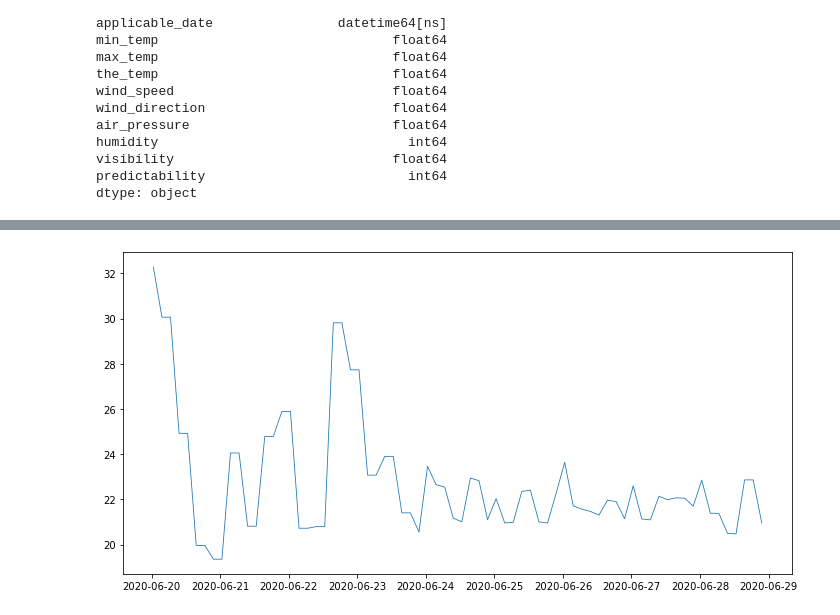
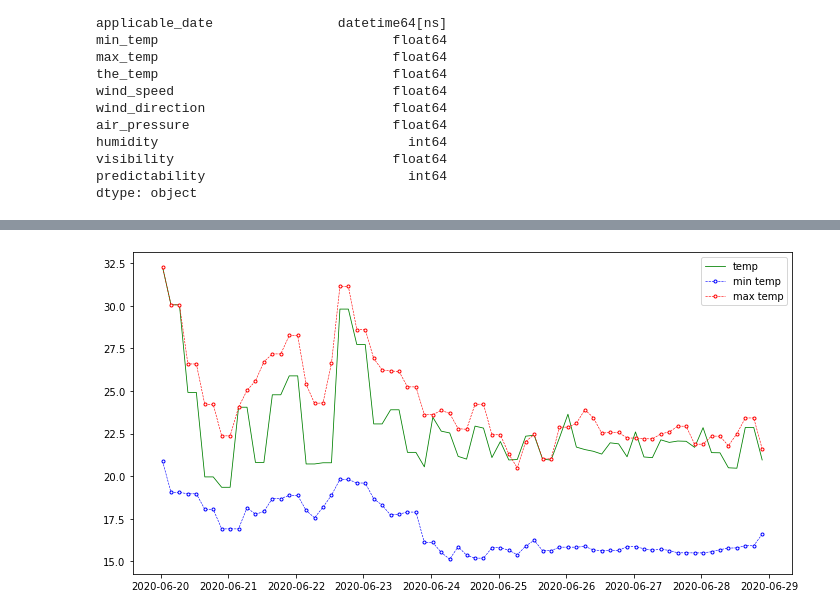
Before and after one commit to Pro100v/SkillBox-DataScience, a Jupyter notebook: JSON/18_json_hw.ipynb, the cells around one changed output, grey strips where cells are left out. Cells and saved outputs as stored; diff of their text form; code cells hidden in the pictures.

```diff
--- a/JSON/18_json_hw.ipynb
+++ b/JSON/18_json_hw.ipynb
@@ -80,7 +100,10 @@ df.head()
 # %%
 fig = plt.figure(figsize=(10,5))
-plt.plot(df.created, df.the_temp, linewidth=.8)
+plt.plot(df['created'].values, df['the_temp'].values, 'g-', linewidth=.8, label='temp')
+plt.plot(df['created'].values, df['min_temp'].values, 'bo--', label='min temp', linewidth=.6, markersize=3, mfc='w')
+plt.plot(df['created'].values, df['max_temp'].values, 'ro--', label='max temp', linewidth=.6, markersize=3, mfc='w')
+plt.legend()
 plt.tight_layout()
 plt.show()
 # %% [output]
-[figure, old version]
+[figure, new version]
```
Also changed, not shown: parts of 7 cells of this notebook.
